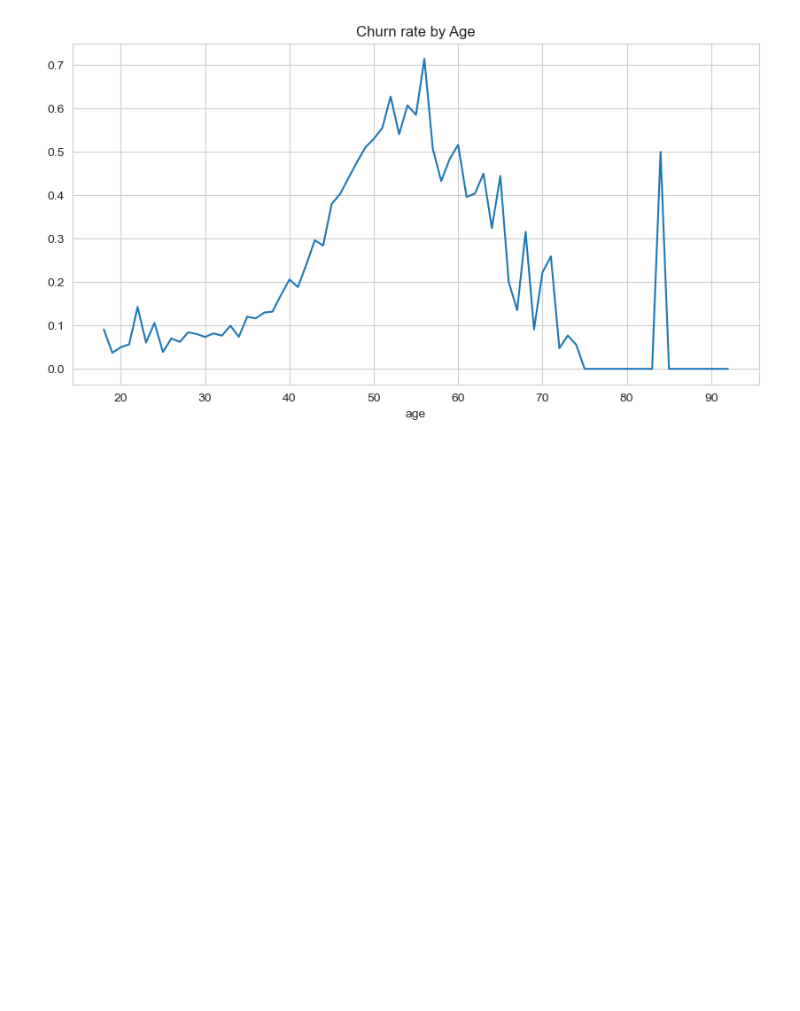
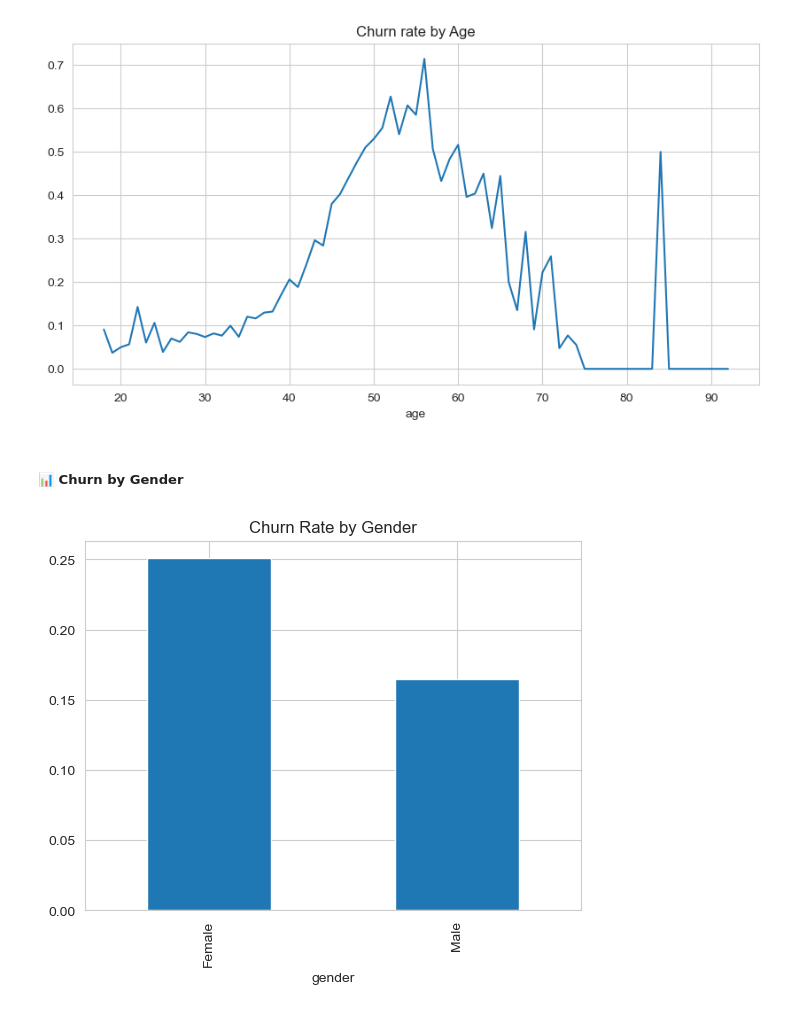
Before and after one commit to KennySiwawa/fintech_customer_churn_analysis, a Jupyter notebook: notebooks/churn_analysis.ipynb, the cells around one changed output. Cells and saved outputs as stored; diff of their text form; code cells hidden in the pictures; blank space fills up the shorter version.

```diff
--- a/notebooks/churn_analysis.ipynb
+++ b/notebooks/churn_analysis.ipynb
@@ -96,3 +96,11 @@ plt.title("Churn rate by Age")
 plt.show()
 # %% [output]
 [figure]
+# %% [markdown]
+##### 📊 Churn by Gender
+# %%
+df.groupby('gender')['churn'].mean().plot(kind='bar')
+plt.title("Churn Rate by Gender")
+plt.show()
+# %% [output]
+[figure, added]
```
Also changed, not shown: parts of 14 cells of this notebook.
